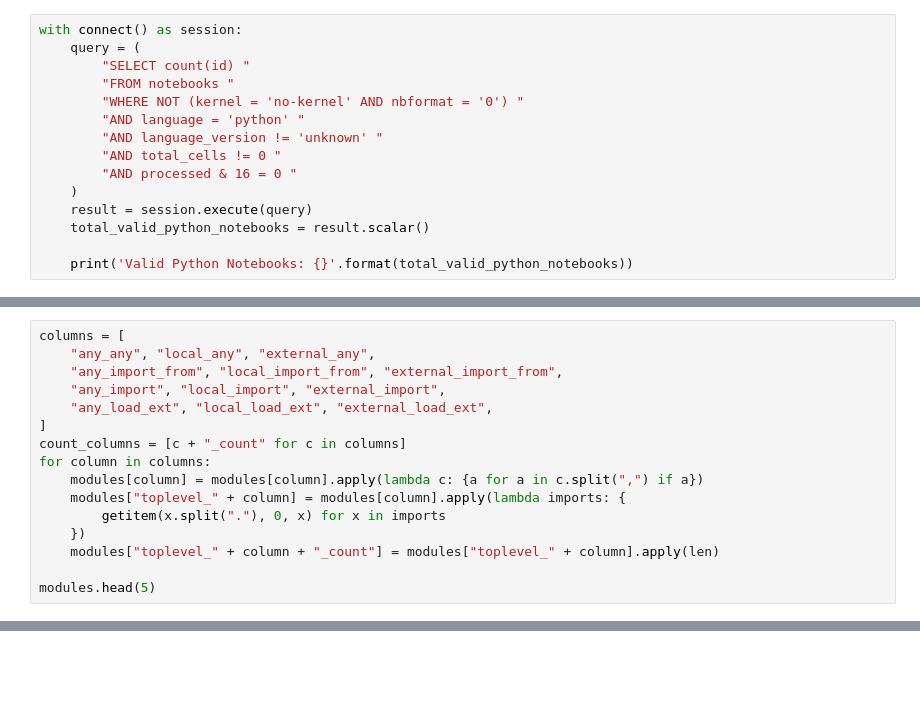
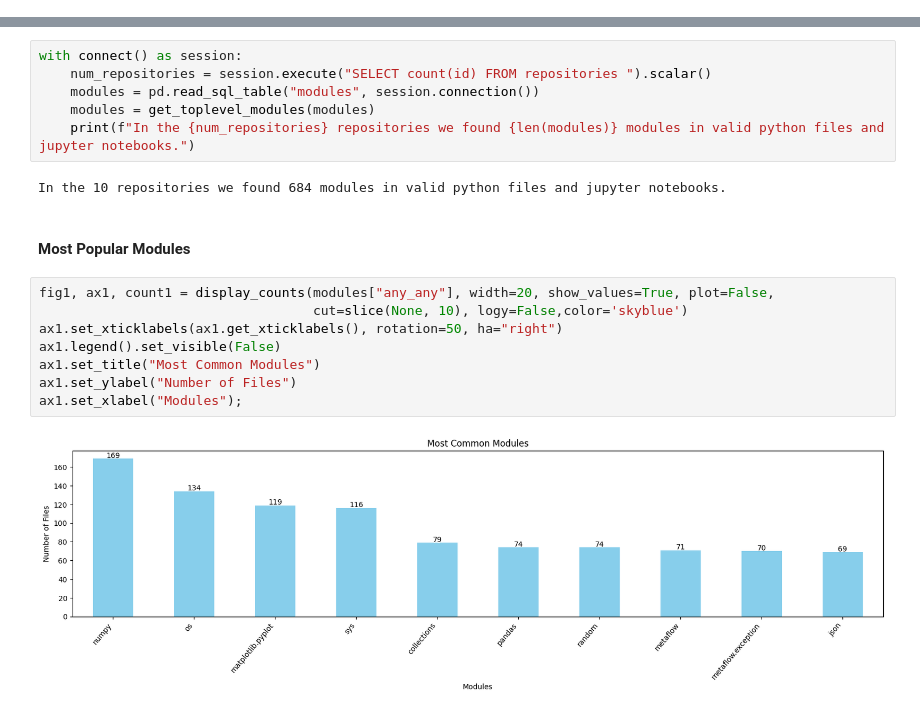
Before and after one commit to dew-uff/dsmining, a Jupyter notebook: src/analyzes/a2_modules.ipynb, the cells around one changed output, grey strips where cells are left out. Drawn from its saved outputs; the diff is of its cells as text; blank space fills up the shorter version.

Commit message:
DSM#009 - Creating Modules Analysis Script

```diff
--- a/src/analyzes/a2_modules.ipynb
+++ b/src/analyzes/a2_modules.ipynb
@@ -23,15 +0,0 @@ Total of Moduless: 488
-# %%
-with connect() as session:
-    query = (
-        "SELECT count(id) "
-        "FROM notebooks "
-        "WHERE NOT (kernel = 'no-kernel' AND nbformat = '0') "
-        "AND language = 'python' "
-        "AND language_version != 'unknown' "
-        "AND total_cells != 0 "
-        "AND processed & 16 = 0 "
-    )
-    result = session.execute(query)
-    total_valid_python_notebooks = result.scalar()
-
-    print('Valid Python Notebooks: {}'.format(total_valid_python_notebooks))
@@ -40,16 +0,0 @@ Valid Python Notebooks: 314
-# %%
-columns = [
-    "any_any", "local_any", "external_any",
-    "any_import_from", "local_import_from", "external_import_from",
-    "any_import", "local_import", "external_import",
-    "any_load_ext", "local_load_ext", "external_load_ext",
-]
-count_columns = [c + "_count" for c in columns]
-for column in columns:
-    modules[column] = modules[column].apply(lambda c: {a for a in c.split(",") if a})
-    modules["toplevel_" + column] = modules[column].apply(lambda imports: {
-        getitem(x.split("."), 0, x) for x in imports
-    })
-    modules["toplevel_" + column + "_count"] = modules["toplevel_" + column].apply(len)
-
-modules.head(5)
@@ -386,0 +18,20 @@ relative_var(
+# %%
+with connect() as session:
+    num_repositories = session.execute("SELECT count(id) FROM repositories ").scalar()
+    modules = pd.read_sql_table("modules", session.connection())
+    modules = get_toplevel_modules(modules)
+    print(f"In the {num_repositories} repositories we found {len(modules)} modules in valid python files and jupyter notebooks.")
+# %% [output]
+In the 10 repositories we found 684 modules in valid python files and jupyter notebooks.
+# %% [markdown]
+#### Most Popular Modules
+# %%
+fig1, ax1, count1 = display_counts(modules["any_any"], width=20, show_values=True, plot=False,
+                                   cut=slice(None, 10), logy=False,color='skyblue')
+ax1.set_xticklabels(ax1.get_xticklabels(), rotation=50, ha="right")
+ax1.legend().set_visible(False)
+ax1.set_title("Most Common Modules")
+ax1.set_ylabel("Number of Files")
+ax1.set_xlabel("Modules");
+# %% [output]
+[figure, added]
```
Also changed, not shown: parts of 76 cells of this notebook, 4 other files.
